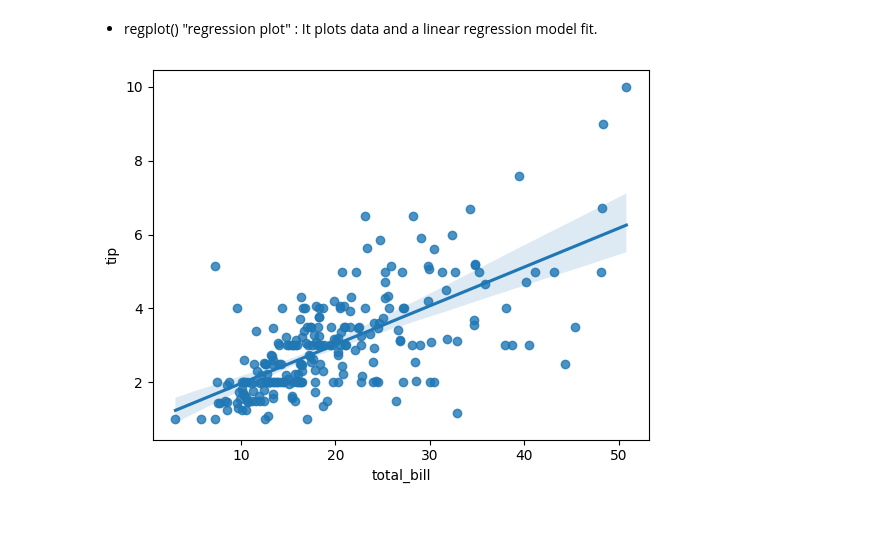
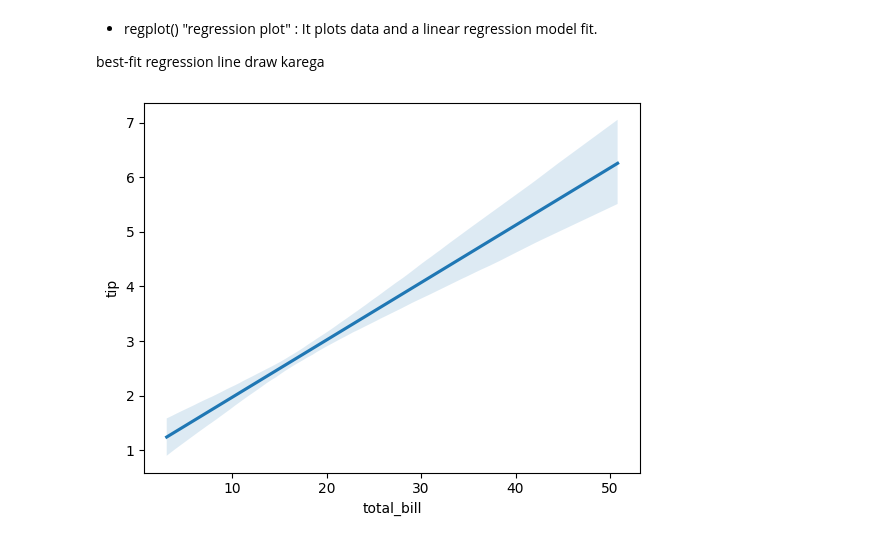
Before and after one commit to MithunKumarRajak/Machine-Learning, a Jupyter notebook: Seaborn/regession_plots.ipynb, the cells around one changed output. Cells and saved outputs as stored; diff of their text form; code cells hidden in the pictures.

```diff
--- a/Seaborn/regession_plots.ipynb
+++ b/Seaborn/regession_plots.ipynb
@@ -1,12 +1,14 @@
 # %% [markdown]
 - regplot() "regression plot" : It plots data and a linear regression model fit.
+
+best-fit regression line draw karega
 # %%
 import seaborn as sns
 import matplotlib.pyplot as plt
 
 tips = sns.load_dataset("tips")
 
-sns.regplot(data=tips, x="total_bill", y="tip")
+sns.regplot(data=tips, x="total_bill", y="tip",scatter=False)
 plt.show()
 # %% [output]
-[figure, old version]
+[figure, new version]
```
Also changed, not shown: parts of 2 cells of this notebook, 2 other files.
